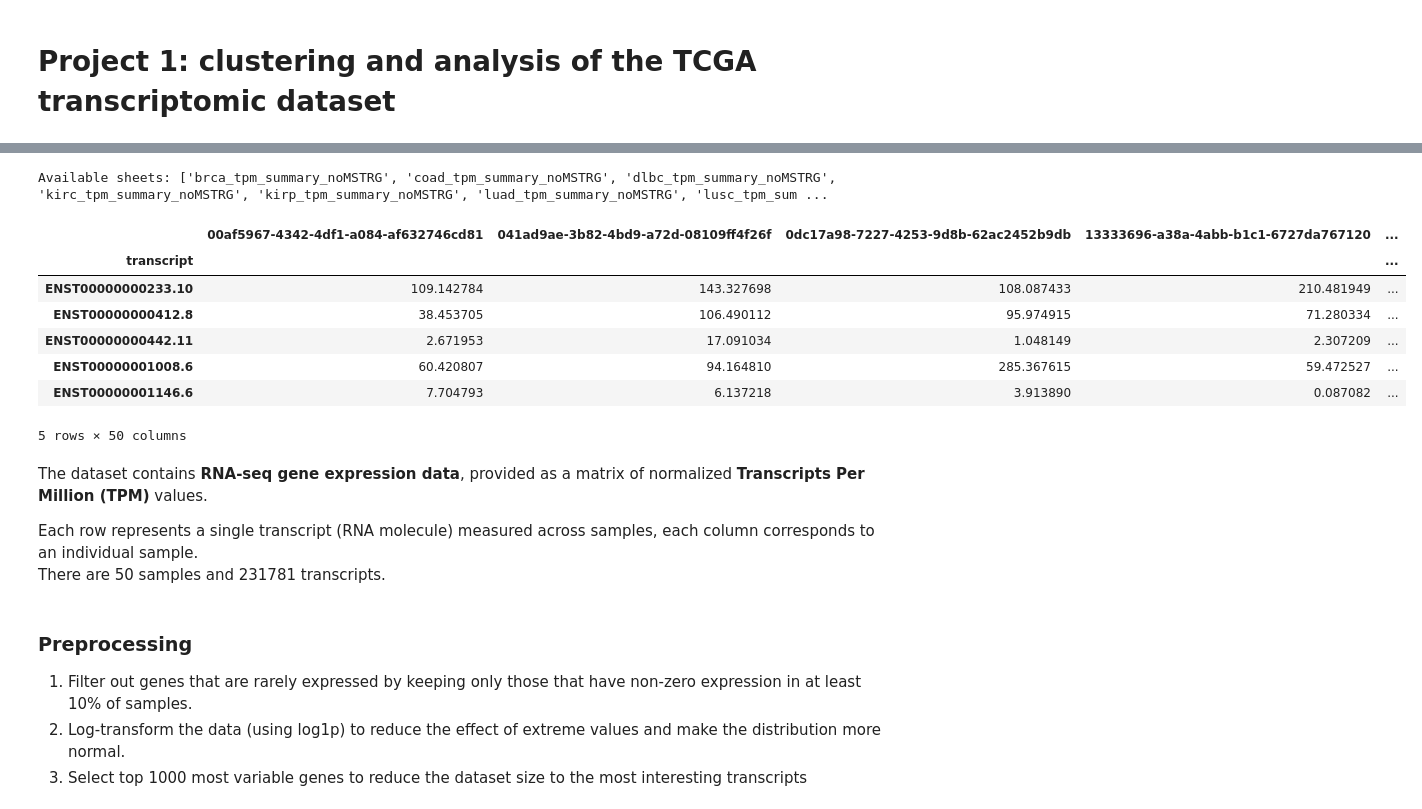
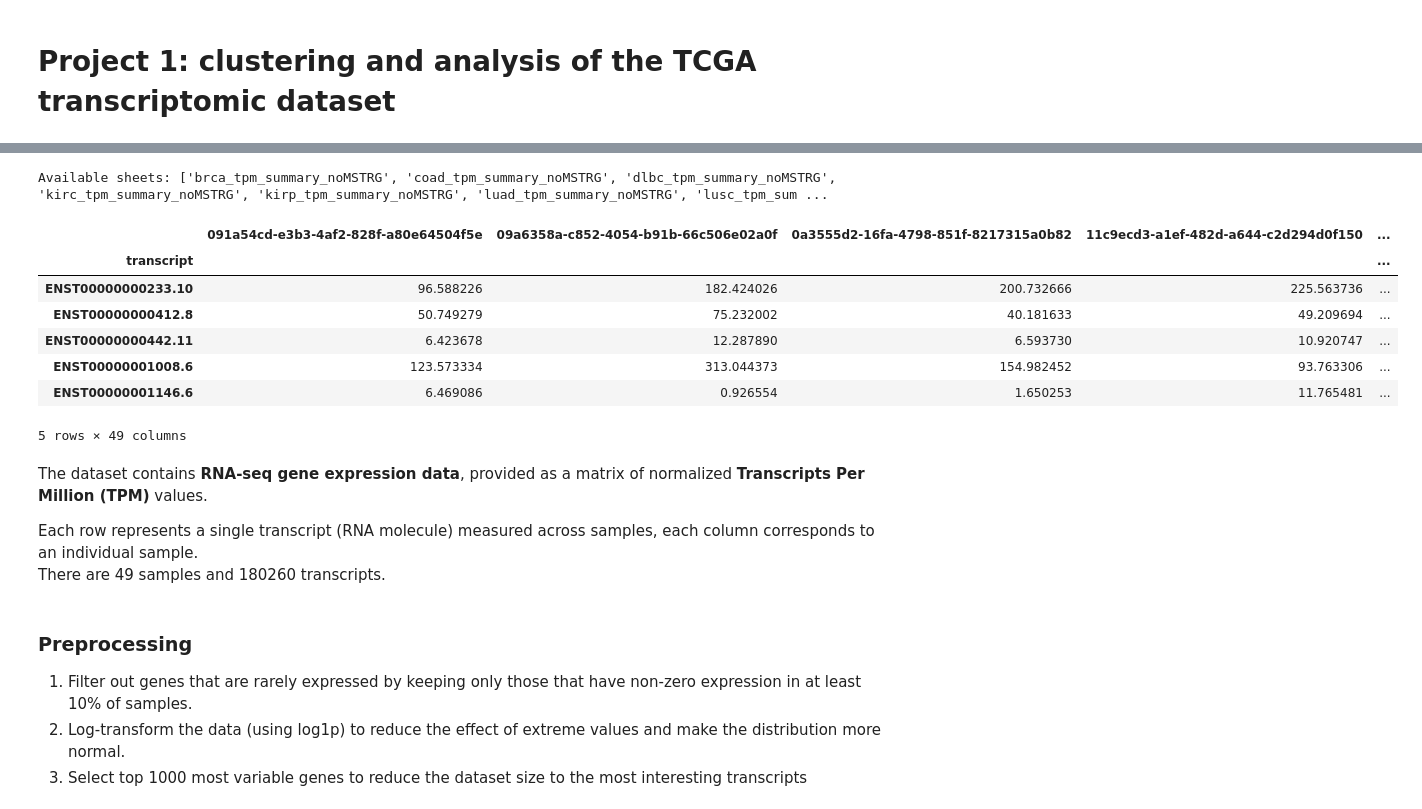
Before and after one commit to veegalinova/assignments-scivis25, a Jupyter notebook: tcga_clustering_assignment.ipynb, the cells around one changed output, grey strips where cells are left out. Drawn from its saved outputs; the diff is of its cells as text; code cells hidden in the pictures.

```diff
--- a/tcga_clustering_assignment.ipynb
+++ b/tcga_clustering_assignment.ipynb
@@ -29,28 +29,29 @@ Subset selected for the project - **SKCM (skin cutaneous melanoma)**.
 # %%
 import pandas as pd
 import numpy as np
+import matplotlib.pyplot as plt
 
 xl = pd.ExcelFile("./TCGA_all_workbook.xlsx")
 print("Available sheets:", xl.sheet_names)
 
-df = pd.read_excel("./TCGA_all_workbook.xlsx", sheet_name="skcm_tpm_summary_noMSTRG")
+df = pd.read_excel("./TCGA_all_workbook.xlsx", sheet_name="brca_tpm_summary_noMSTRG")
 df.set_index('transcript', inplace=True)
 df.head(5)
 # %% [output]
 Available sheets: ['brca_tpm_summary_noMSTRG', 'coad_tpm_summary_noMSTRG', 'dlbc_tpm_summary_noMSTRG', 'kirc_tpm_summary_noMSTRG', 'kirp_tpm_summary_noMSTRG', 'luad_tpm_summary_noMSTRG', 'lusc_tpm_sum ...
-|  | 00af5967-4342-4df1-a084-af632746cd81 | 041ad9ae-3b82-4bd9-a72d-08109ff4f26f | 0dc17a98-7227-4253-9d8b-62ac2452b9db | 13333696-a38a-4abb-b1c1-6727da767120 | ... |
+|  | 091a54cd-e3b3-4af2-828f-a80e64504f5e | 09a6358a-c852-4054-b91b-66c506e02a0f | 0a3555d2-16fa-4798-851f-8217315a0b82 | 11c9ecd3-a1ef-482d-a644-c2d294d0f150 | ... |
 | transcript |  |  |  |  | ... |
-| ENST00000000233.10 | 109.142784 | 143.327698 | 108.087433 | 210.481949 | ... |
-| ENST00000000412.8 | 38.453705 | 106.490112 | 95.974915 | 71.280334 | ... |
-| ENST00000000442.11 | 2.671953 | 17.091034 | 1.048149 | 2.307209 | ... |
-| ENST00000001008.6 | 60.420807 | 94.164810 | 285.367615 | 59.472527 | ... |
-| ENST00000001146.6 | 7.704793 | 6.137218 | 3.913890 | 0.087082 | ... |
+| ENST00000000233.10 | 96.588226 | 182.424026 | 200.732666 | 225.563736 | ... |
+| ENST00000000412.8 | 50.749279 | 75.232002 | 40.181633 | 49.209694 | ... |
+| ENST00000000442.11 | 6.423678 | 12.287890 | 6.593730 | 10.920747 | ... |
+| ENST00000001008.6 | 123.573334 | 313.044373 | 154.982452 | 93.763306 | ... |
+| ENST00000001146.6 | 6.469086 | 0.926554 | 1.650253 | 11.765481 | ... |
-5 rows × 50 columns
+5 rows × 49 columns
 # %% [markdown]
 The dataset contains **RNA-seq gene expression data**, provided as a matrix of normalized **Transcripts Per Million (TPM)** values.
 
 Each row represents a single transcript (RNA molecule) measured across samples, each column corresponds to an individual sample.
-There are 50 samples and 231781 transcripts.
+There are 49 samples and 180260 transcripts.
 # %% [markdown]
 ### Preprocessing
 
```
Also changed, not shown: parts of 20 cells of this notebook, 1 other file.
